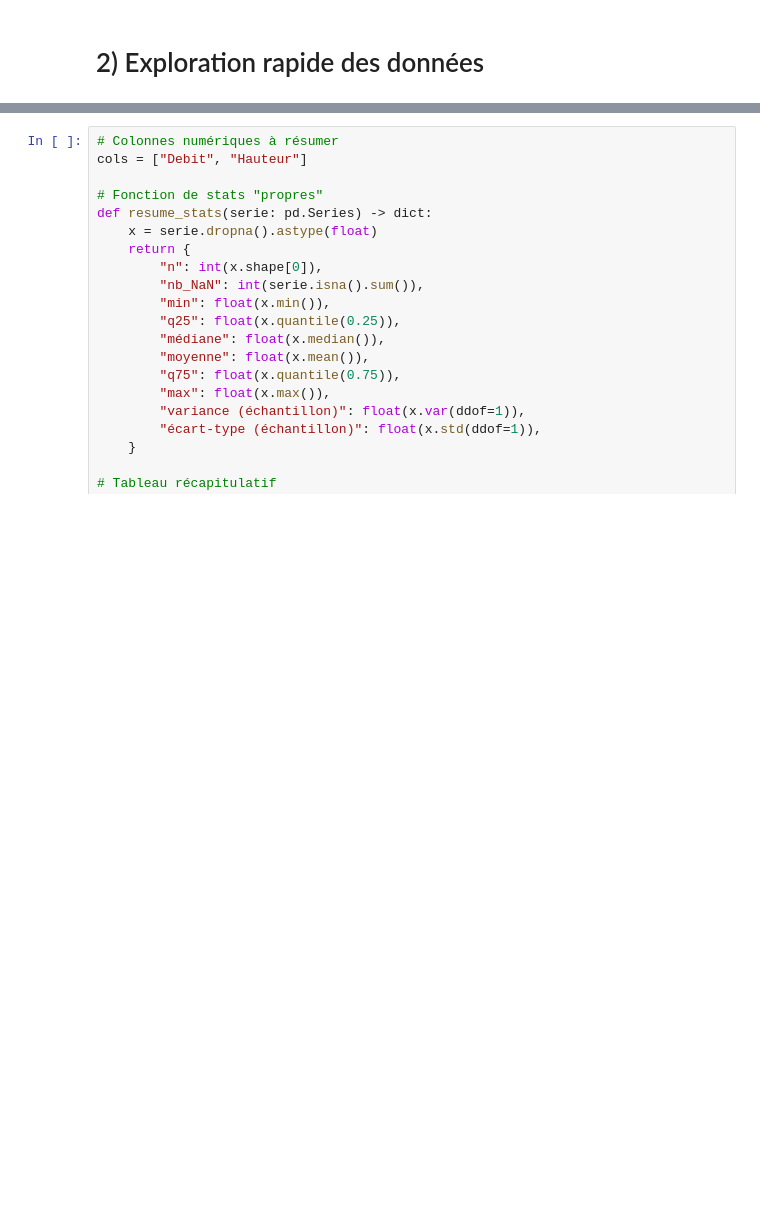
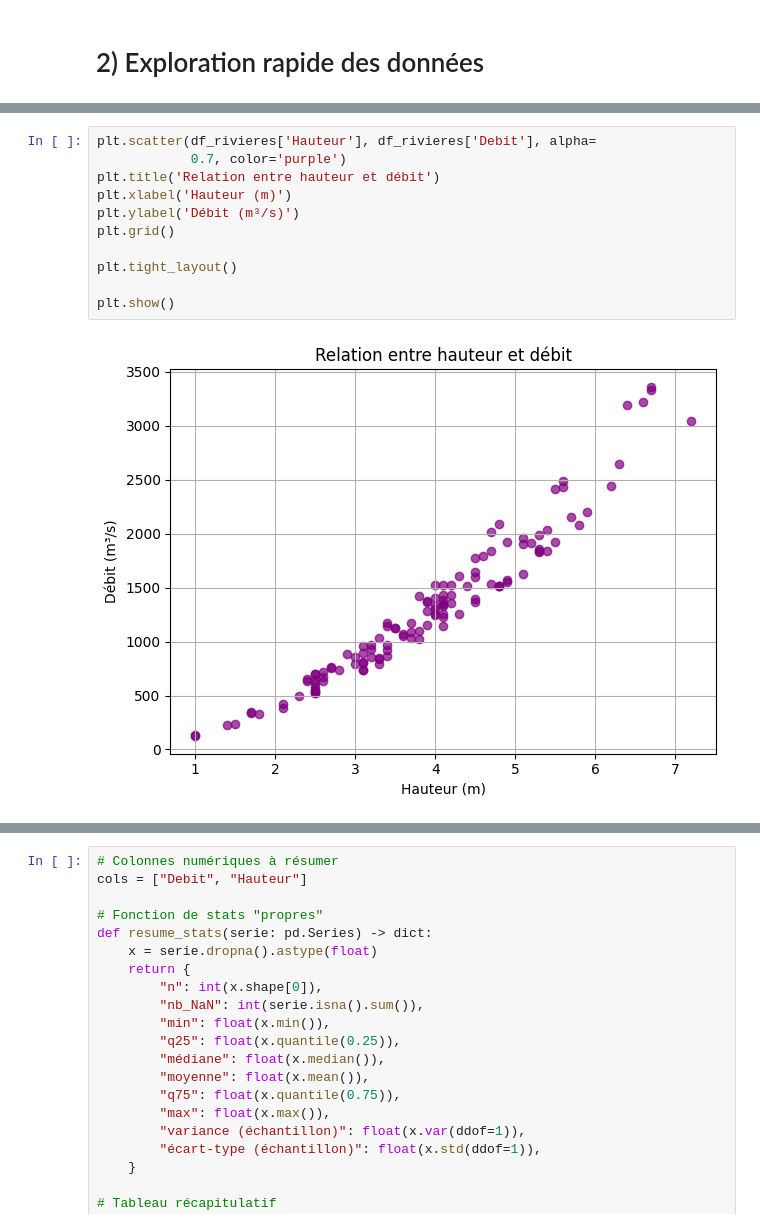
Before and after one commit to ThomasAPRichard/Fiabilite, a Jupyter notebook: Fiabilite_1ereApproche.ipynb, the cells around one changed output, grey strips where cells are left out. Saved outputs shown, nothing was run; the diff lists cells and outputs as text; blank space fills up the shorter version.

```diff
--- a/Fiabilite_1ereApproche.ipynb
+++ b/Fiabilite_1ereApproche.ipynb
@@ -103,3 +111,16 @@ plt.show()
+# %%
+plt.scatter(df_rivieres['Hauteur'], df_rivieres['Debit'], alpha=
+            0.7, color='purple')
+plt.title('Relation entre hauteur et débit')
+plt.xlabel('Hauteur (m)')
+plt.ylabel('Débit (m³/s)')
+plt.grid()
+
+plt.tight_layout()
+
+plt.show()
+# %% [output]
+[figure, added]
 # %%
 # Il y a t'il une evolution dans le temps ?
 plt.figure(figsize=(10, 6))
```
Also changed, not shown: parts of 21 cells of this notebook, 7 other files.
